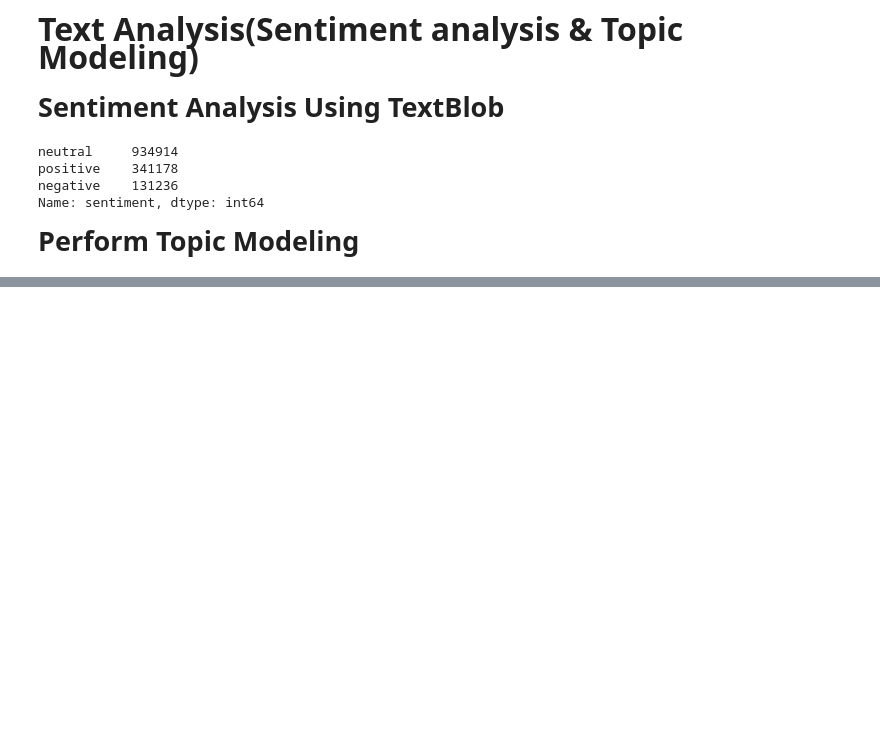
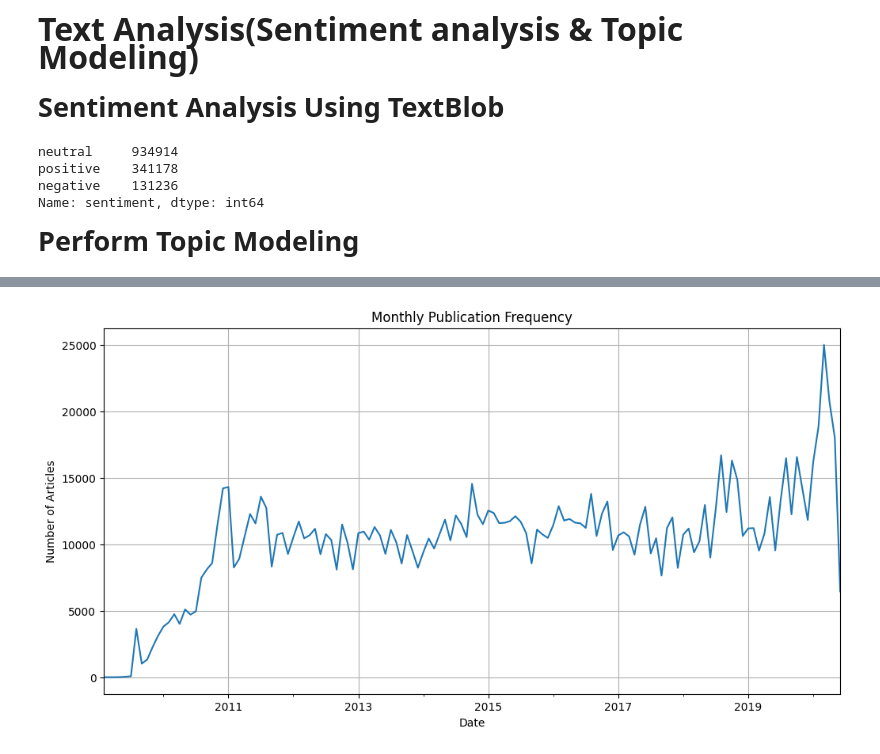
Before and after one commit to Wbam/Week_1, a Jupyter notebook: notebooks/EDA_analysis.ipynb, the cells around one changed output, grey strips where cells are left out. Drawn from its saved outputs; the diff is of its cells as text; code cells hidden in the pictures; blank space fills up the shorter version.

```diff
--- a/notebooks/EDA_analysis.ipynb
+++ b/notebooks/EDA_analysis.ipynb
@@ -192,0 +213,11 @@ for topic in topics:
+# %%
+monthly_counts = df.resample('M').size()
+plt.figure(figsize=(12, 6))
+monthly_counts.plot()
+plt.title('Monthly Publication Frequency')
+plt.xlabel('Date')
+plt.ylabel('Number of Articles')
+plt.grid(True)
+plt.show()
+# %% [output]
+[figure, added]
```
Also changed, not shown: parts of 6 cells of this notebook.
